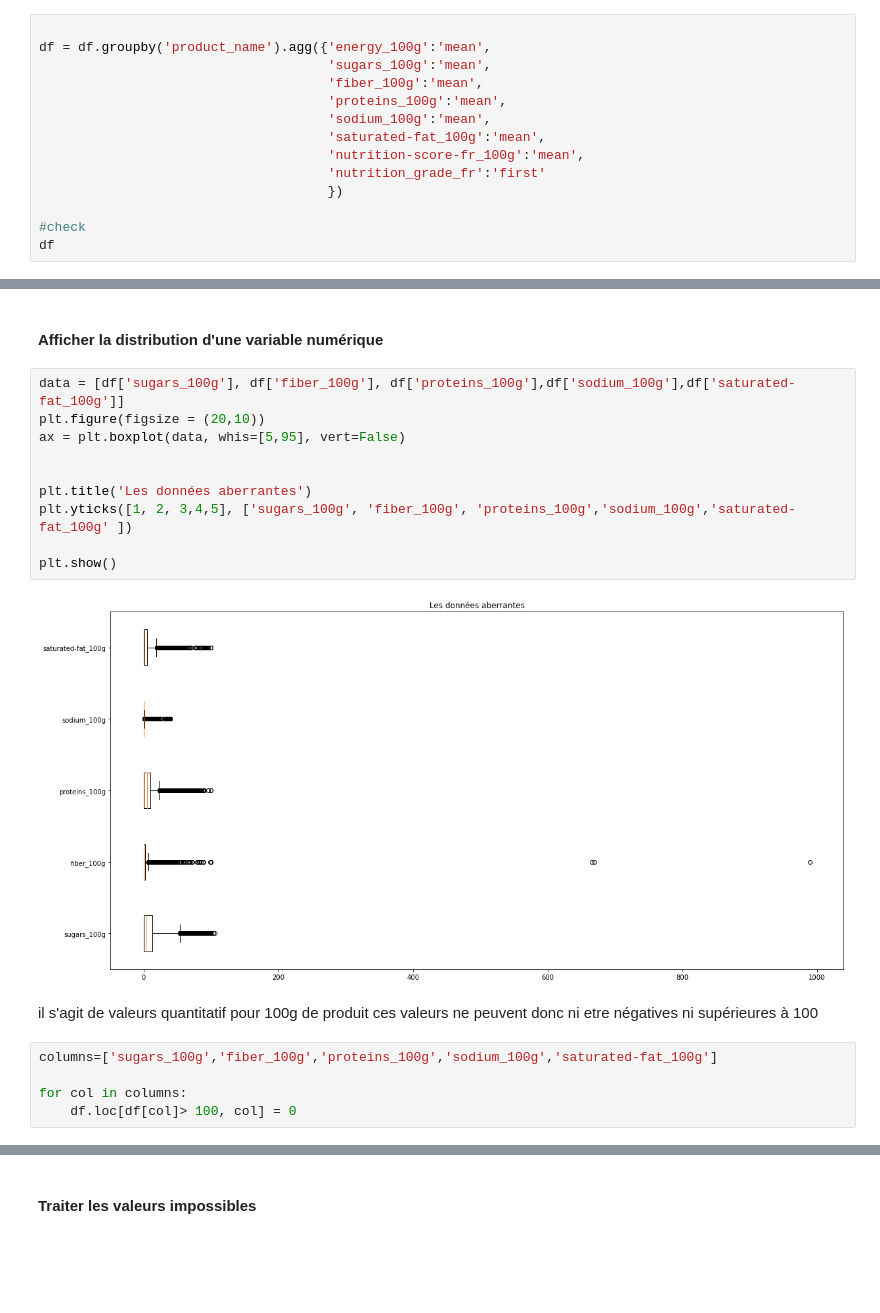
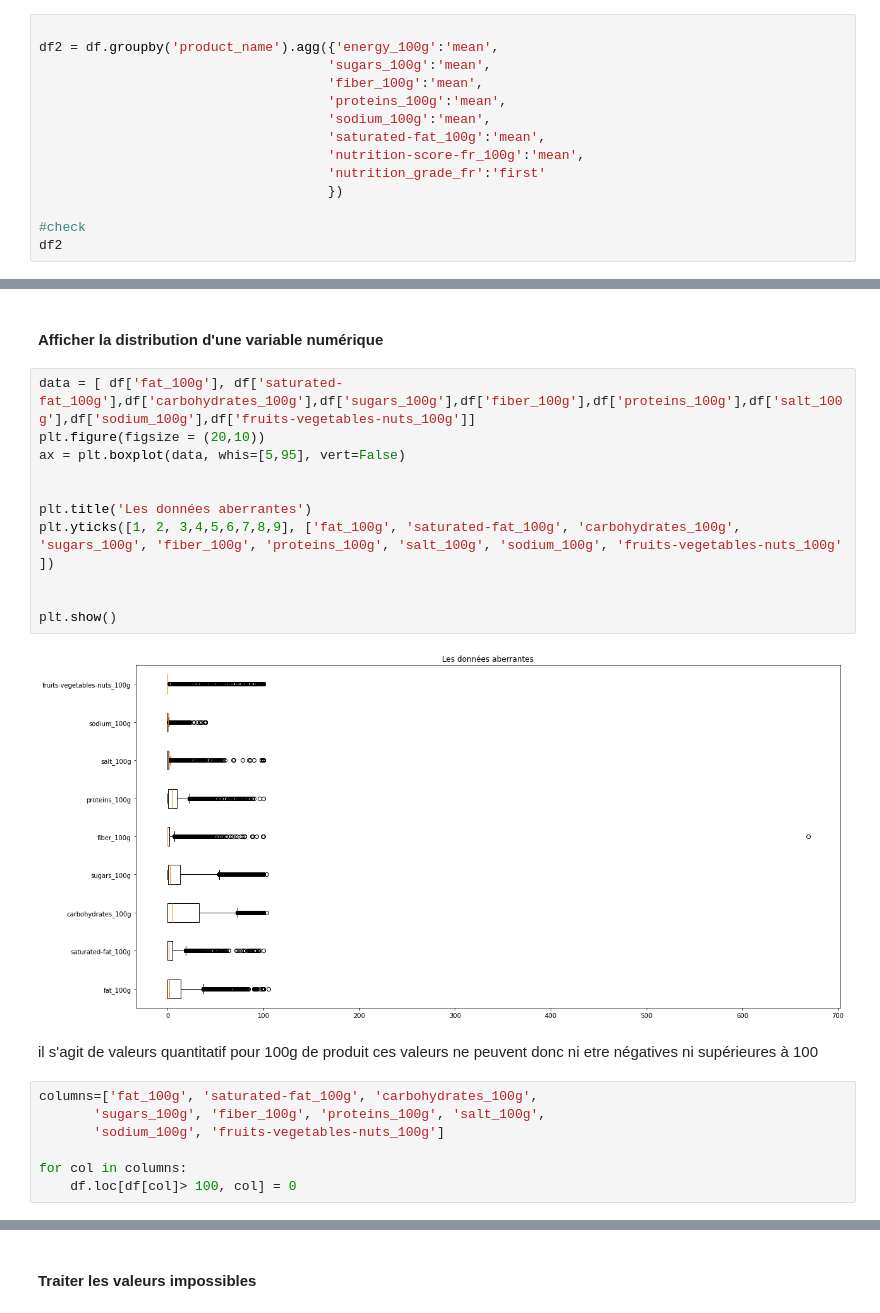
Before and after one commit to MarieDeSmedt/FoodFlix, a Jupyter notebook: notebook/Data_clean.ipynb, the cells around one changed output, grey strips where cells are left out. Cells and saved outputs as stored; diff of their text form; blank space fills up the shorter version.

```diff
--- a/notebook/Data_clean.ipynb
+++ b/notebook/Data_clean.ipynb
@@ -126,6 +155,6 @@ Il y a 22 occurence de mayonnaise, je vais donc les remplacer par une seule qui
 # %%
 
-df = df.groupby('product_name').agg({'energy_100g':'mean',
+df2 = df.groupby('product_name').agg({'energy_100g':'mean',
                                      'sugars_100g':'mean',
                                      'fiber_100g':'mean',
                                      'proteins_100g':'mean',
@@ -136,7 +165,7 @@ df = df.groupby('product_name').agg({'energy_100g':'mean',
                                      })
 
 #check
-df
+df2
 # %% [output]
 |  | energy_100g | sugars_100g | fiber_100g | proteins_100g | sodium_100g | saturated-fat_100g | ... |
 | product_name |  |  |  |  |  |  | ... |
@@ -157,21 +186,24 @@ df
 # %% [markdown]
 #### Afficher la distribution d'une variable numérique
 # %%
-data = [df['sugars_100g'], df['fiber_100g'], df['proteins_100g'],df['sodium_100g'],df['saturated-fat_100g']]
+data = [ df['fat_100g'], df['saturated-fat_100g'],df['carbohydrates_100g'],df['sugars_100g'],df['fiber_100g'],df['proteins_100g'],df['salt_100g'],df['sodium_100g'],df['fruits-vegetables-nuts_100g']]
 plt.figure(figsize = (20,10))
 ax = plt.boxplot(data, whis=[5,95], vert=False)
 
 
 plt.title('Les données aberrantes')
-plt.yticks([1, 2, 3,4,5], ['sugars_100g', 'fiber_100g', 'proteins_100g','sodium_100g','saturated-fat_100g' ])
+plt.yticks([1, 2, 3,4,5,6,7,8,9], ['fat_100g', 'saturated-fat_100g', 'carbohydrates_100g', 'sugars_100g', 'fiber_100g', 'proteins_100g', 'salt_100g', 'sodium_100g', 'fruits-vegetables-nuts_100g' ])
+
 
 plt.show()
 # %% [output]
-[figure, old version]
+[figure, new version]
 # %% [markdown]
 il s'agit de valeurs quantitatif pour 100g de produit ces valeurs ne peuvent donc ni etre négatives ni supérieures à 100
 # %%
-columns=['sugars_100g','fiber_100g','proteins_100g','sodium_100g','saturated-fat_100g']
+columns=['fat_100g', 'saturated-fat_100g', 'carbohydrates_100g',
+       'sugars_100g', 'fiber_100g', 'proteins_100g', 'salt_100g',
+       'sodium_100g', 'fruits-vegetables-nuts_100g']
 
 for col in columns:
     df.loc[df[col]> 100, col] = 0
```
Also changed, not shown: parts of 16 cells of this notebook, 2 other files.
